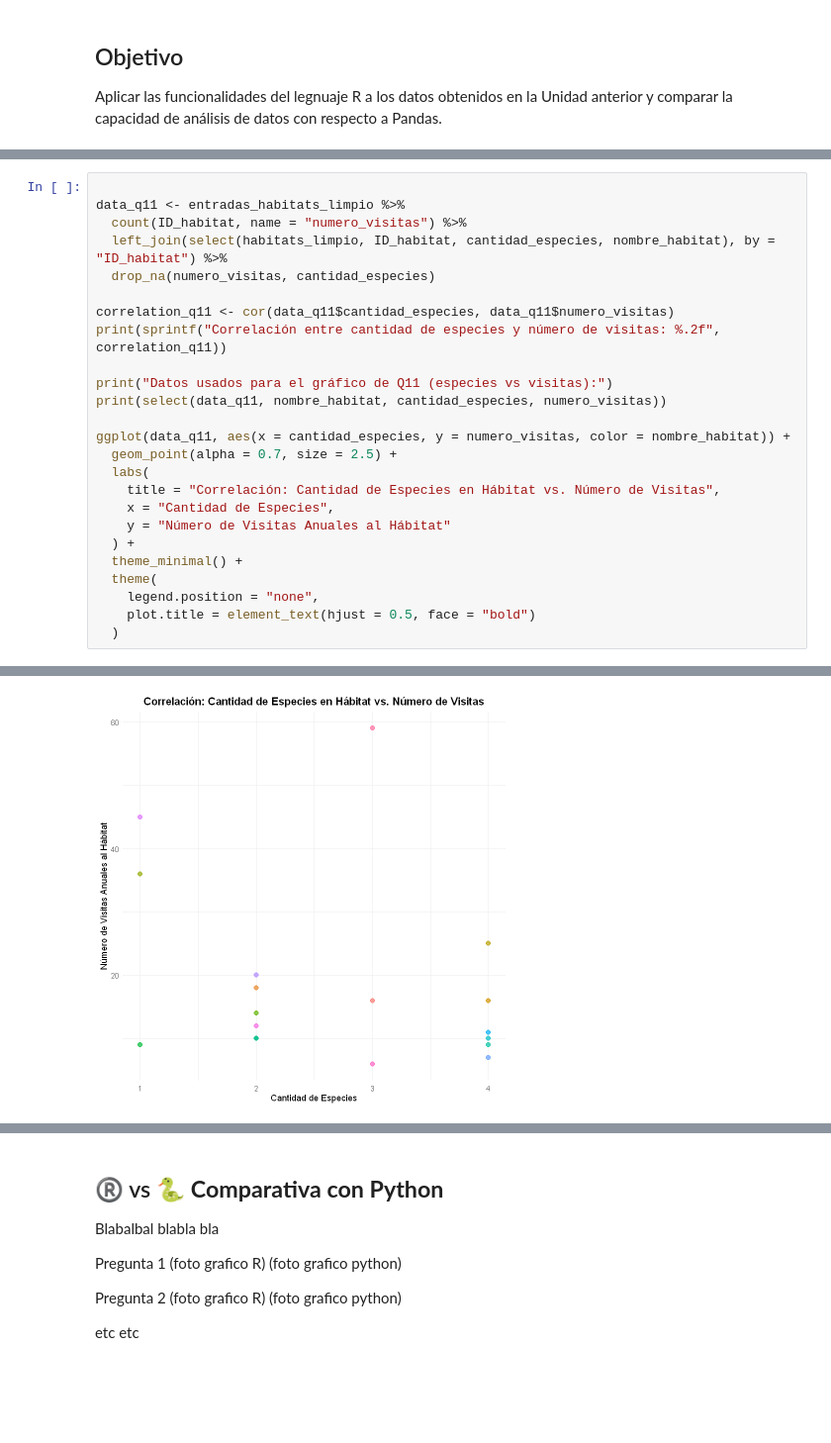
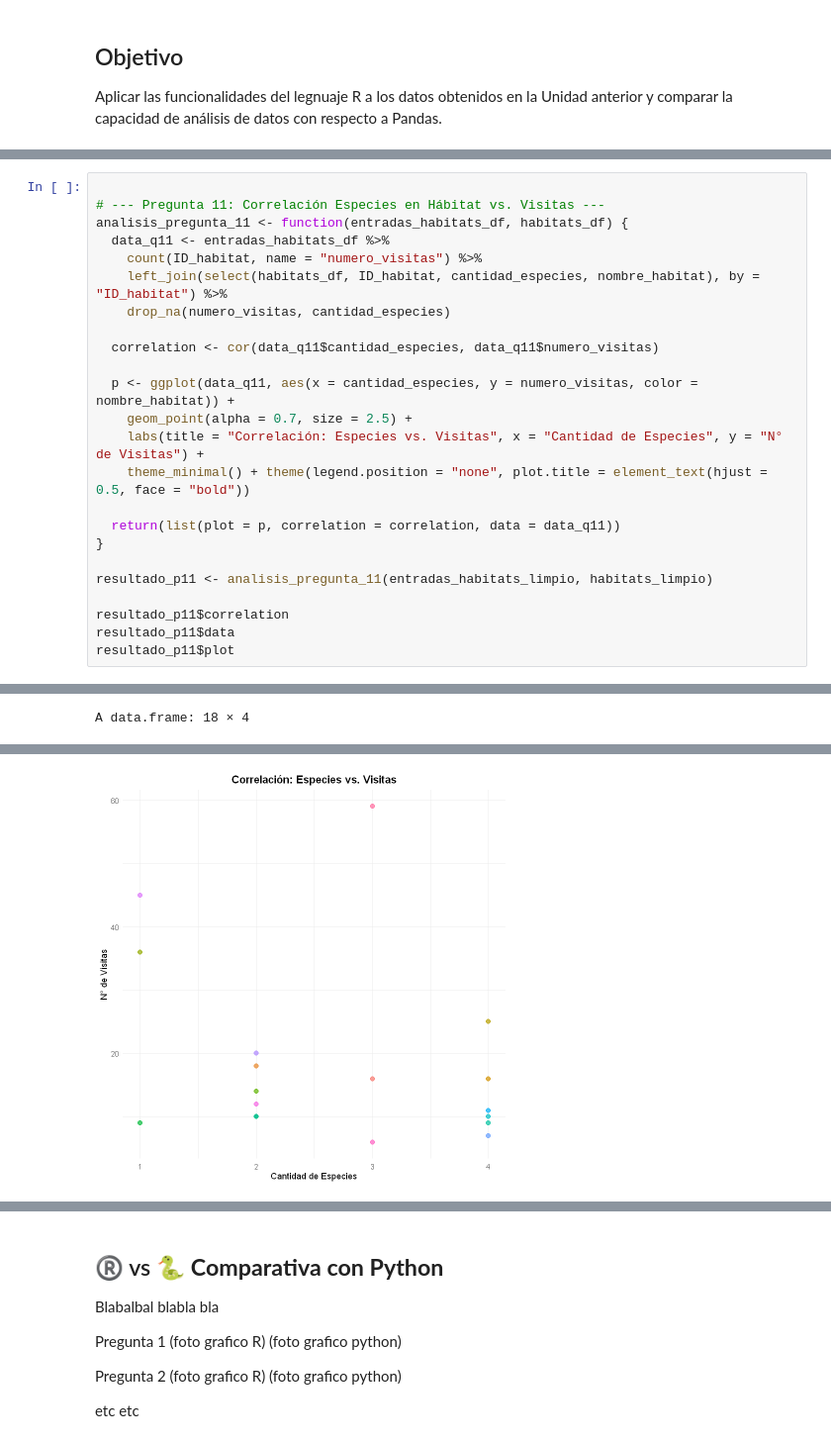
Before and after one commit to Vinbu/Pandas-Zoo-R, a Jupyter notebook: Tarea_3_Taller_Software_DS_Grupo_3.ipynb, the cells around one changed output, grey strips where cells are left out. Shown at 99% size. Drawn from its saved outputs; the diff is of its cells as text; blank space fills up the shorter version.

```diff
--- a/Tarea_3_Taller_Software_DS_Grupo_3.ipynb
+++ b/Tarea_3_Taller_Software_DS_Grupo_3.ipynb
@@ -389,26 +397,25 @@ VIP     FALSE TRUE
 # %%
 
-data_q11 <- entradas_habitats_limpio %>%
-  count(ID_habitat, name = "numero_visitas") %>%
-  left_join(select(habitats_limpio, ID_habitat, cantidad_especies, nombre_habitat), by = "ID_habitat") %>%
-  drop_na(numero_visitas, cantidad_especies)
+# --- Pregunta 11: Correlación Especies en Hábitat vs. Visitas ---
+analisis_pregunta_11 <- function(entradas_habitats_df, habitats_df) {
+  data_q11 <- entradas_habitats_df %>%
+    count(ID_habitat, name = "numero_visitas") %>%
+    left_join(select(habitats_df, ID_habitat, cantidad_especies, nombre_habitat), by = "ID_habitat") %>%
+    drop_na(numero_visitas, cantidad_especies)
 
-correlation_q11 <- cor(data_q11$cantidad_especies, data_q11$numero_visitas)
-print(sprintf("Correlación entre cantidad de especies y número de visitas: %.2f", correlation_q11))
+  correlation <- cor(data_q11$cantidad_especies, data_q11$numero_visitas)
 
-print("Datos usados para el gráfico de Q11 (especies vs visitas):")
-print(select(data_q11, nombre_habitat, cantidad_especies, numero_visitas))
+  p <- ggplot(data_q11, aes(x = cantidad_especies, y = numero_visitas, color = nombre_habitat)) +
+    geom_point(alpha = 0.7, size = 2.5) +
+    labs(title = "Correlación: Especies vs. Visitas", x = "Cantidad de Especies", y = "N° de Visitas") +
+    theme_minimal() + theme(legend.position = "none", plot.title = element_text(hjust = 0.5, face = "bold"))
 
-ggplot(data_q11, aes(x = cantidad_especies, y = numero_visitas, color = nombre_habitat)) +
-  geom_point(alpha = 0.7, size = 2.5) +
-  labs(
-    title = "Correlación: Cantidad de Especies en Hábitat vs. Número de Visitas",
-    x = "Cantidad de Especies",
-    y = "Número de Visitas Anuales al Hábitat"
-  ) +
-  theme_minimal() +
-  theme(
-    legend.position = "none",
-    plot.title = element_text(hjust = 0.5, face = "bold")
-  )
+  return(list(plot = p, correlation = correlation, data = data_q11))
+}
+
+resultado_p11 <- analisis_pregunta_11(entradas_habitats_limpio, habitats_limpio)
+
+resultado_p11$correlation
+resultado_p11$data
+resultado_p11$plot
 # %% [output]
@@ -431,0 +423 @@ ggplot(data_q11, aes(x = cantidad_especies, y = numero_visitas, color = nombre_h
+A data.frame: 18 × 4
@@ -432 +442 @@ ggplot(data_q11, aes(x = cantidad_especies, y = numero_visitas, color = nombre_h
-[figure, old version]
+[figure, new version]
```
Also changed, not shown: parts of 15 cells of this notebook, 1 other file.
